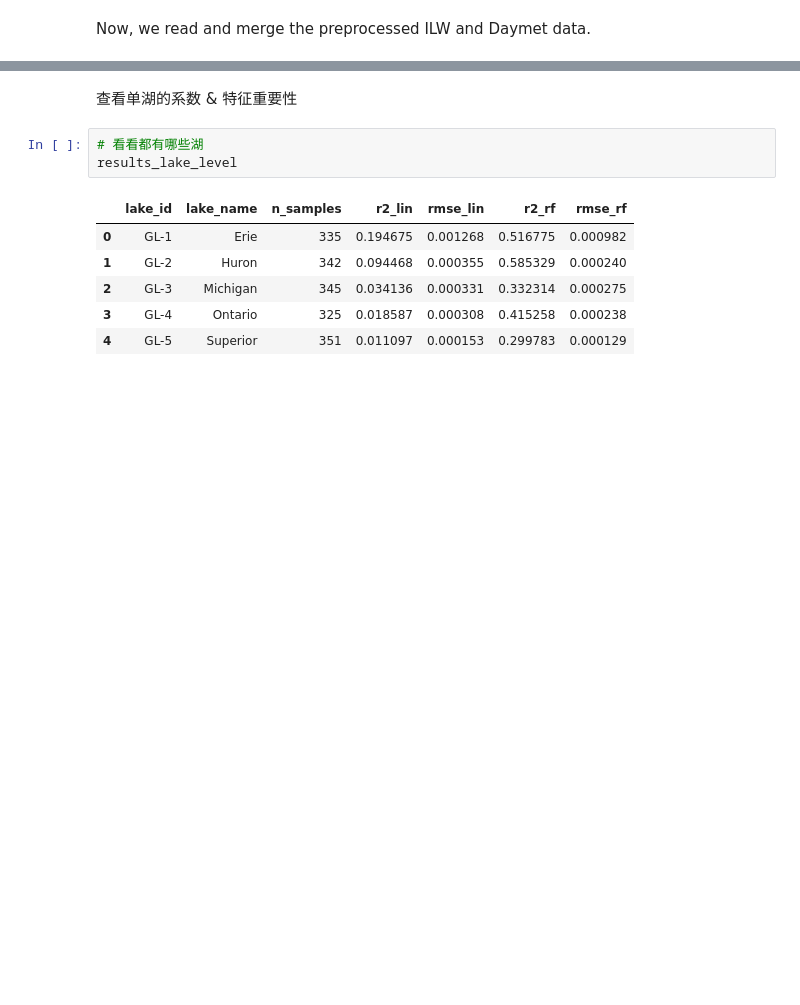
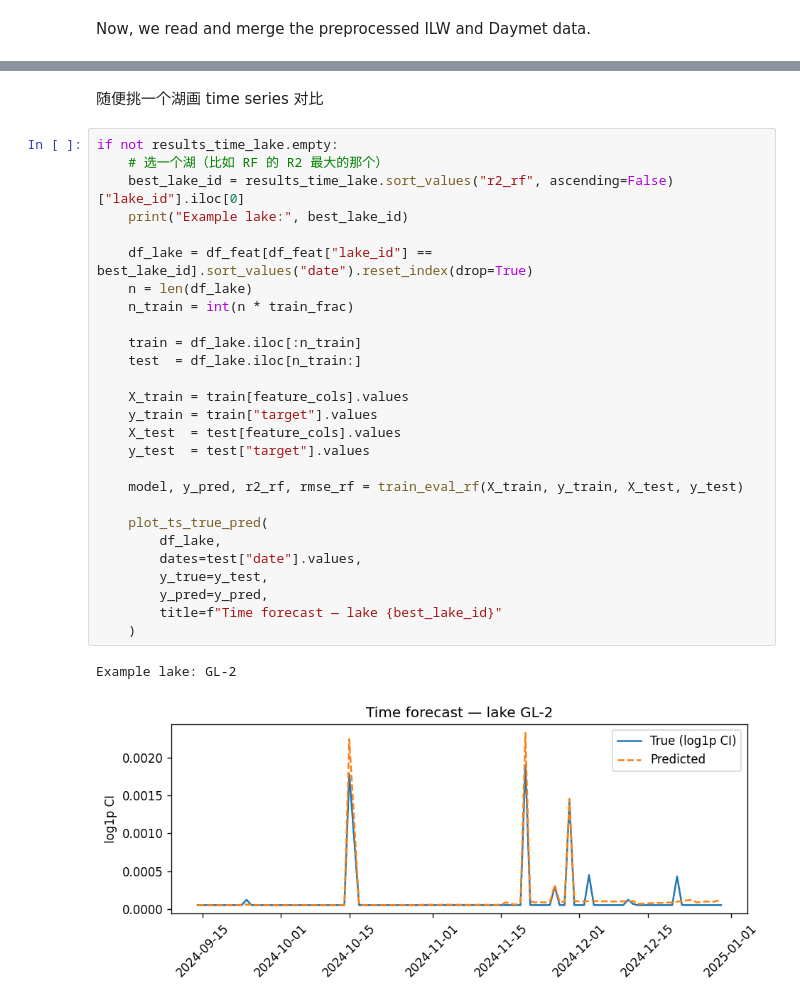
Before and after one commit to larry-ziyue-yin/HAB-forecasting, a Jupyter notebook: model_phase_2_cyanobacteria_forecasting.ipynb, the cells around one changed output, grey strips where cells are left out. Saved outputs shown, nothing was run; the diff lists cells and outputs as text; blank space fills up the shorter version.

```diff
--- a/model_phase_2_cyanobacteria_forecasting.ipynb
+++ b/model_phase_2_cyanobacteria_forecasting.ipynb
@@ -279,12 +295,32 @@ display(results_lake_level)
 # %% [markdown]
-查看单湖的系数 & 特征重要性
+随便挑一个湖画 time series 对比
 # %%
-# 看看都有哪些湖
-results_lake_level
+if not results_time_lake.empty:
+    # 选一个湖（比如 RF 的 R2 最大的那个）
+    best_lake_id = results_time_lake.sort_values("r2_rf", ascending=False)["lake_id"].iloc[0]
+    print("Example lake:", best_lake_id)
+
+    df_lake = df_feat[df_feat["lake_id"] == best_lake_id].sort_values("date").reset_index(drop=True)
+    n = len(df_lake)
+    n_train = int(n * train_frac)
+
+    train = df_lake.iloc[:n_train]
+    test  = df_lake.iloc[n_train:]
+
+    X_train = train[feature_cols].values
+    y_train = train["target"].values
+    X_test  = test[feature_cols].values
+    y_test  = test["target"].values
+
+    model, y_pred, r2_rf, rmse_rf = train_eval_rf(X_train, y_train, X_test, y_test)
+
+    plot_ts_true_pred(
+        df_lake,
+        dates=test["date"].values,
+        y_true=y_test,
+        y_pred=y_pred,
+        title=f"Time forecast — lake {best_lake_id}"
+    )
 # %% [output]
-|  | lake_id | lake_name | n_samples | r2_lin | rmse_lin | r2_rf | rmse_rf |
-| 0 | GL-1 | Erie | 335 | 0.194675 | 0.001268 | 0.516775 | 0.000982 |
-| 1 | GL-2 | Huron | 342 | 0.094468 | 0.000355 | 0.585329 | 0.000240 |
-| 2 | GL-3 | Michigan | 345 | 0.034136 | 0.000331 | 0.332314 | 0.000275 |
-| 3 | GL-4 | Ontario | 325 | 0.018587 | 0.000308 | 0.415258 | 0.000238 |
-| 4 | GL-5 | Superior | 351 | 0.011097 | 0.000153 | 0.299783 | 0.000129 |
+Example lake: GL-2
+[figure, added]
```
Also changed, not shown: parts of 24 cells of this notebook, 1 other file.
